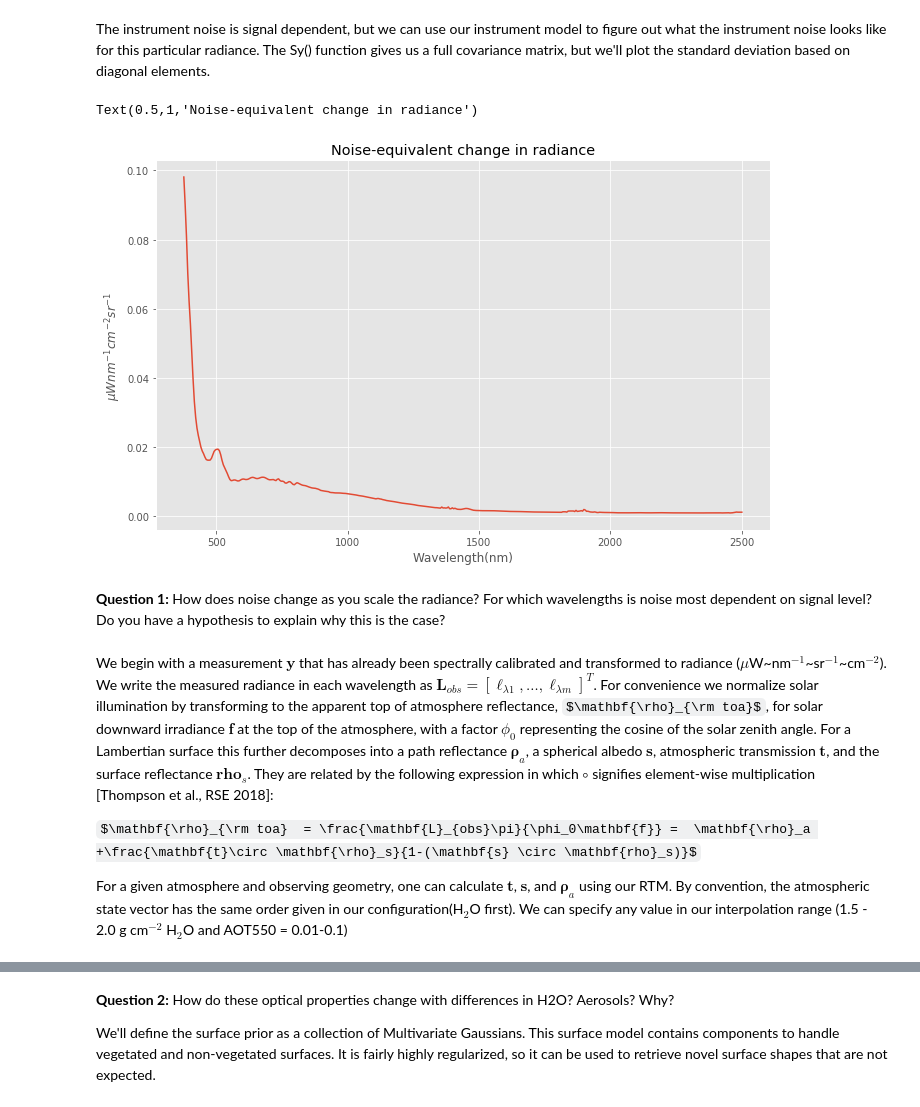
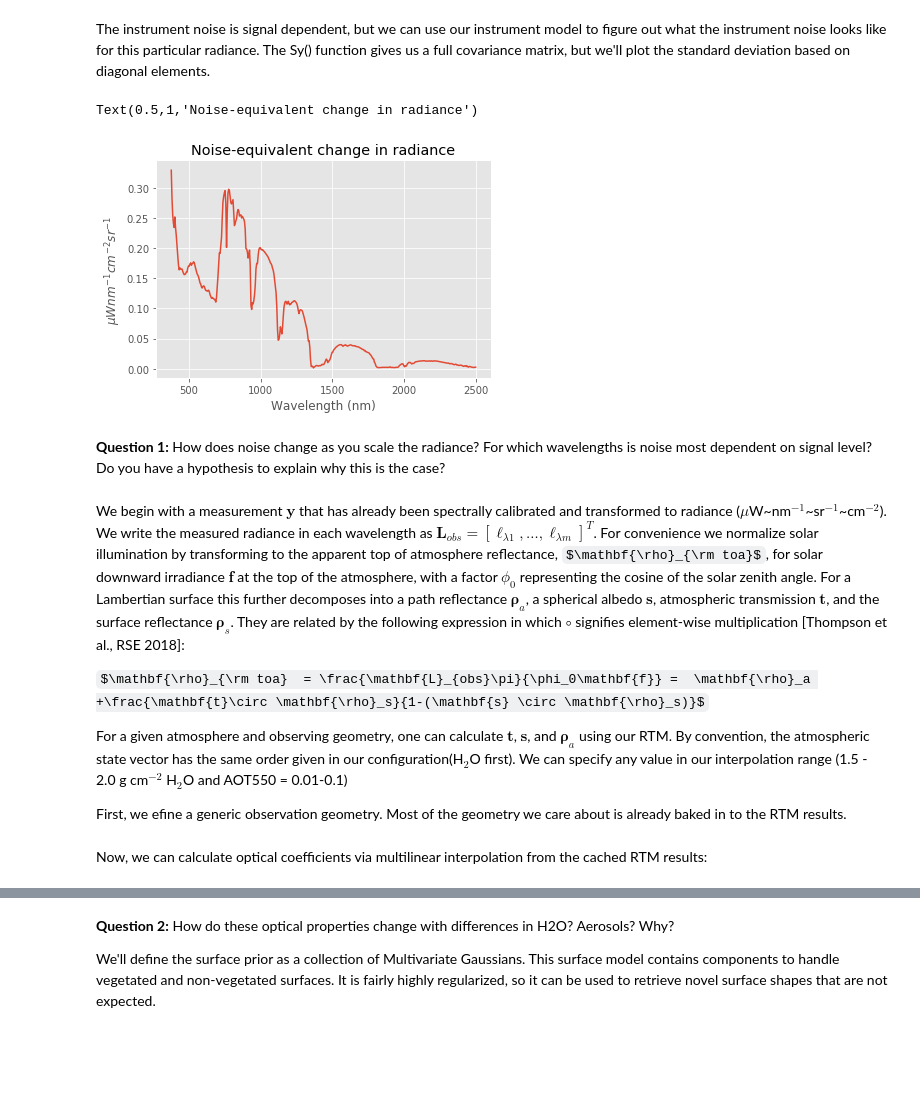
Before and after one commit to cfranken/ESE156, a Jupyter notebook: David/notebooks/ESE156_Example_AVIRIS-NG_Forward.ipynb, the cells around one changed output, grey strips where cells are left out. Cells and saved outputs as stored; diff of their text form; code cells hidden in the pictures; some formulas as TeX source; blank space fills up the shorter version.

```diff
--- a/David/notebooks/ESE156_Example_AVIRIS-NG_Forward.ipynb
+++ b/David/notebooks/ESE156_Example_AVIRIS-NG_Forward.ipynb
@@ -40,15 +40,15 @@ Text(0.5,1,'Beckman Lawn observed by AVIRIS-NG')
 # %% [markdown]
 The instrument noise is signal dependent, but we can use our instrument model to figure out what the instrument noise looks like for this particular radiance.  The Sy() function gives us a full covariance matrix, but we'll plot the standard deviation based on diagonal elements.
 # %%
-Sy = avirisng.Sy(radiance, geom=None)
+Sy = avirisng.Sy(radiance*100.0, geom=None)
 NEdL = s.sqrt(s.diag(Sy))
 plt.plot(wavelengths, NEdL)
 plt.xlabel('Wavelength (nm)')
 plt.ylabel('$\mu W nm^{-1} cm^{-2} sr^{-1}$')
 plt.title('Noise-equivalent change in radiance')
 # %% [output]
 Text(0.5,1,'Noise-equivalent change in radiance')
-[figure, old version]
+[figure, new version]
 # %% [markdown]
 <b> Question 1: </b> How does noise change as you scale the radiance?  For which wavelengths is noise most dependent on signal level?  Do you have a hypothesis to explain why this is the case?
 # %%
@@ -64,8 +64,10 @@ rtm_config = {"lut_path":"../data/lut/",
               "auto_rebuild":False}
 rtm = ModtranRT(rtm_config, avirisng)
 # %% [markdown]
-We begin with a measurement $\mathbf{y}$ that has already been spectrally calibrated and transformed to radiance ($\mu$W~nm$^{-1}$~sr$^{-1}$~cm$^{-2}$).  We write the measured radiance in each wavelength as $\mathbf{L}_{obs} = [\ell_{\lambda 1},\dots,\ell_{\lambda m}]^T$. For convenience we normalize solar illumination by transforming to the apparent top of atmosphere reflectance, $\mathbf{\rho}_{\rm toa}$, for solar downward irradiance $\mathbf{f}$ at the top of the atmosphere, with a factor $\phi_0$ representing the cosine of the solar zenith angle.  For a Lambertian surface this further decomposes into a path reflectance $\mathbf{\rho}_a$, a spherical albedo $\mathbf{s}$, atmospheric transmission $\mathbf{t}$, and the surface reflectance $\mathbf{rho}_s$.  They are related by the following expression in which $\circ$ signifies element-wise multiplication [Thompson et al., RSE 2018]:
+We begin with a measurement $\mathbf{y}$ that has already been spectrally calibrated and transformed to radiance ($\mu$W~nm$^{-1}$~sr$^{-1}$~cm$^{-2}$).  We write the measured radiance in each wavelength as $\mathbf{L}_{obs} = [\ell_{\lambda 1},\dots,\ell_{\lambda m}]^T$. For convenience we normalize solar illumination by transforming to the apparent top of atmosphere reflectance, $\mathbf{\rho}_{\rm toa}$, for solar downward irradiance $\mathbf{f}$ at the top of the atmosphere, with a factor $\phi_0$ representing the cosine of the solar zenith angle.  For a Lambertian surface this further decomposes into a path reflectance $\mathbf{\rho}_a$, a spherical albedo $\mathbf{s}$, atmospheric transmission $\mathbf{t}$, and the surface reflectance $\mathbf{\rho}_s$.  They are related by the following expression in which $\circ$ signifies element-wise multiplication [Thompson et al., RSE 2018]:
 
-$\mathbf{\rho}_{\rm toa}  = \frac{\mathbf{L}_{obs}\pi}{\phi_0\mathbf{f}} =  \mathbf{\rho}_a +\frac{\mathbf{t}\circ \mathbf{\rho}_s}{1-(\mathbf{s} \circ \mathbf{rho}_s)}$
+$\mathbf{\rho}_{\rm toa}  = \frac{\mathbf{L}_{obs}\pi}{\phi_0\mathbf{f}} =  \mathbf{\rho}_a +\frac{\mathbf{t}\circ \mathbf{\rho}_s}{1-(\mathbf{s} \circ \mathbf{\rho}_s)}$
 
 For a given atmosphere and observing geometry, one can calculate $\mathbf{t}$, $\mathbf{s}$, and $\mathbf{\rho}_a$ using our RTM.  By convention, the atmospheric state vector has the same order given in our configuration(H$_2$O first).  We can specify any value in our interpolation range (1.5 - 2.0 g cm$^{-2}$ H$_2$O and AOT550 = 0.01-0.1)
+
+First, we efine a generic observation geometry.  Most of the geometry we care about is already baked in to the RTM results.
@@ -72,3 +77,5 @@ For a given atmosphere and observing geometry, one can calculate $\mathbf{t}$, $
+# %% [markdown]
+Now, we can calculate optical coefficients via multilinear interpolation from the cached RTM results:
 # %%
 aod550 = 0.05
 h2o = 1.75
```
Also changed, not shown: parts of 9 cells of this notebook, 1 other file.
